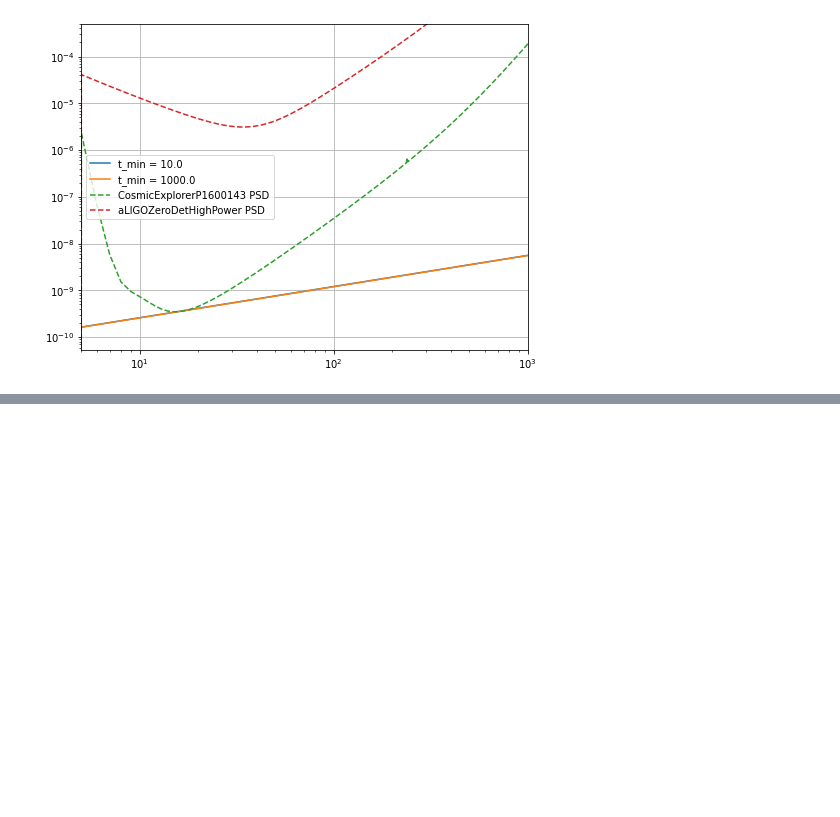
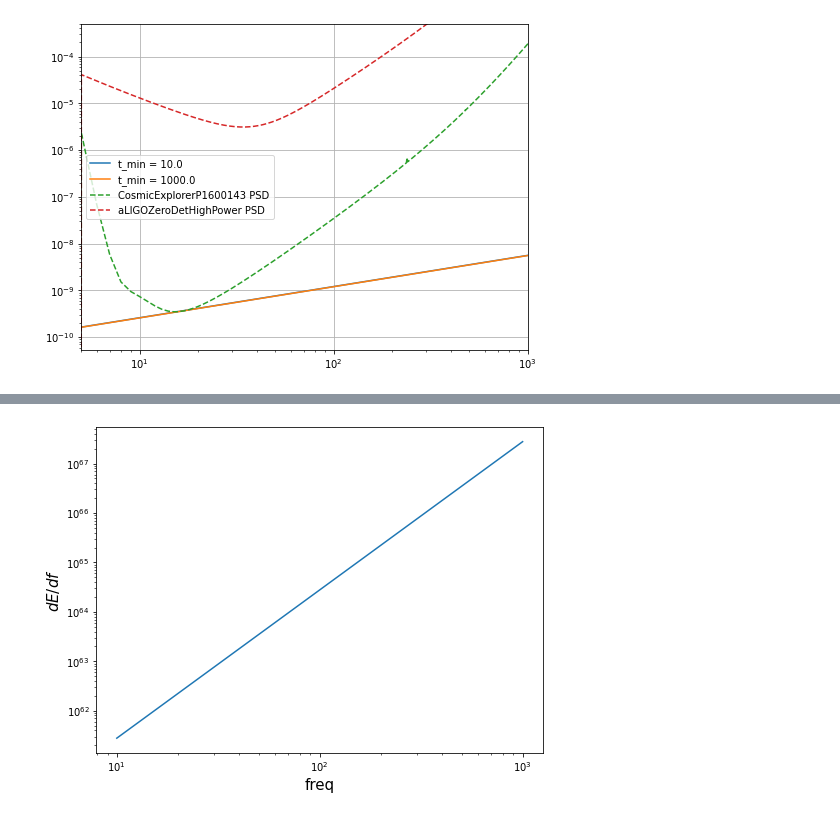
Before and after one commit to uddeepta-deka/SGWB_astrophysical, a Jupyter notebook: tutorials.ipynb, the cells around one changed output, grey strips where cells are left out. Cells and saved outputs as stored; diff of their text form; code cells hidden in the pictures; blank space fills up the shorter version.

```diff
--- a/tutorials.ipynb
+++ b/tutorials.ipynb
@@ -271,0 +354,21 @@ Using Delta Function distribution
+# %%
+def dEdf_magnetars(freq, I, R, B, eps):
+    """
+    Function to calculate dE/df for stellar core collapse.
+    """
+    term_1 = I * np.pi ** 2 * freq ** 3
+    term_2 = 5 * constants.c ** 2 * R ** 6 * B ** 2 * 4 * np.pi
+    term_3 = 192 * np.pi ** 2 * constants.G * I **2 * eps ** 2 * constants.mu0
+
+    return term_1 / (term_2 / term_3 + freq ** 2)
+# %%
+# Plotting the dEdf
+plt.figure(figsize= (8,6))
+freq_range = np.logspace(1,3,60)*u.Hz
+dEdf_mag = dEdf_magnetars(freq_range,1e45*u.g * u.cm ** 2, 10* u.km, 1e15* u.gauss, 1e-5)
+plt.loglog(freq_range,dEdf_mag)
+plt.xlabel('freq',size = 15)
+plt.ylabel(r'$dE/df$',size=15)
+plt.show()
+# %% [output]
+[figure, added]
```
Also changed, not shown: parts of 21 cells of this notebook.
